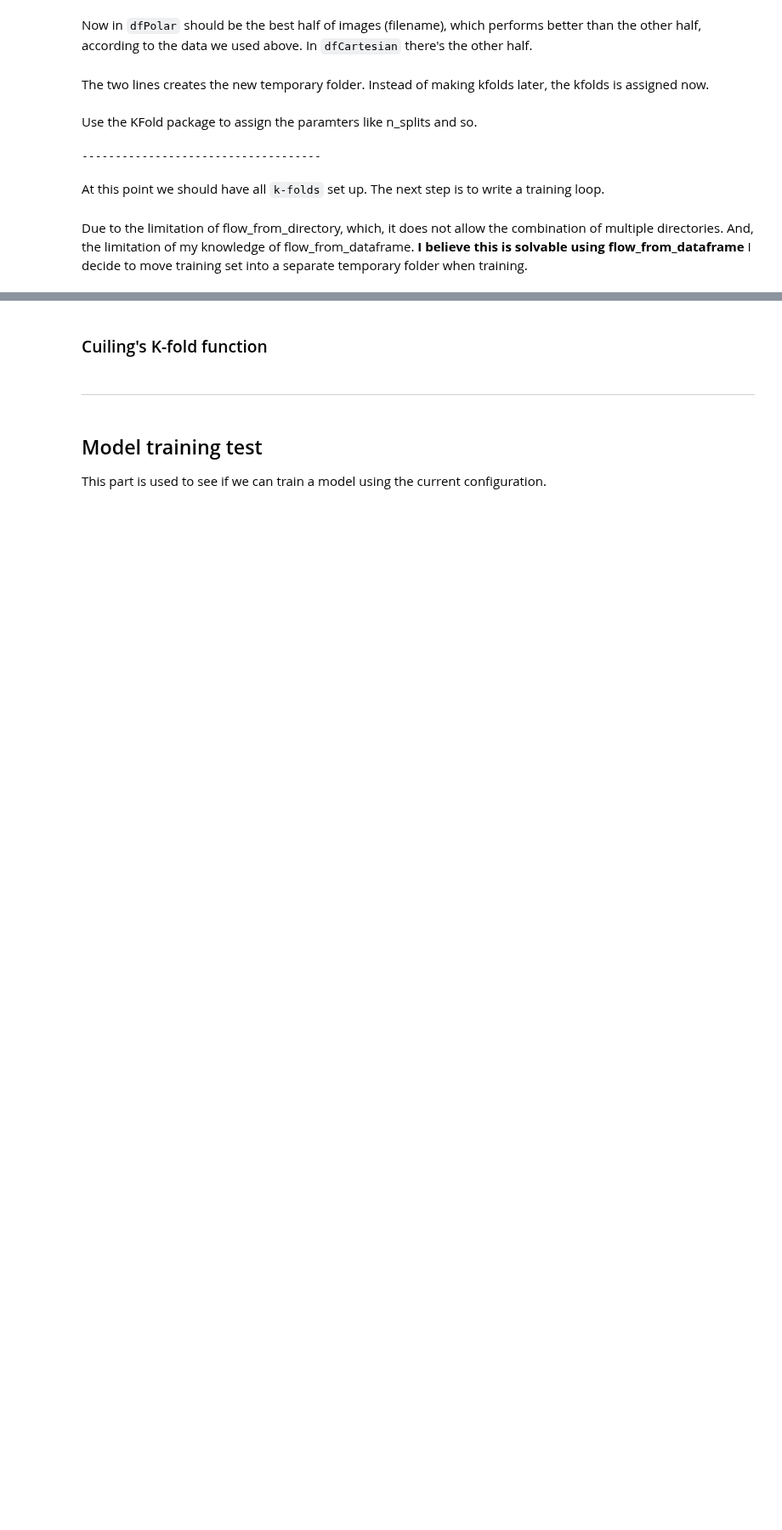
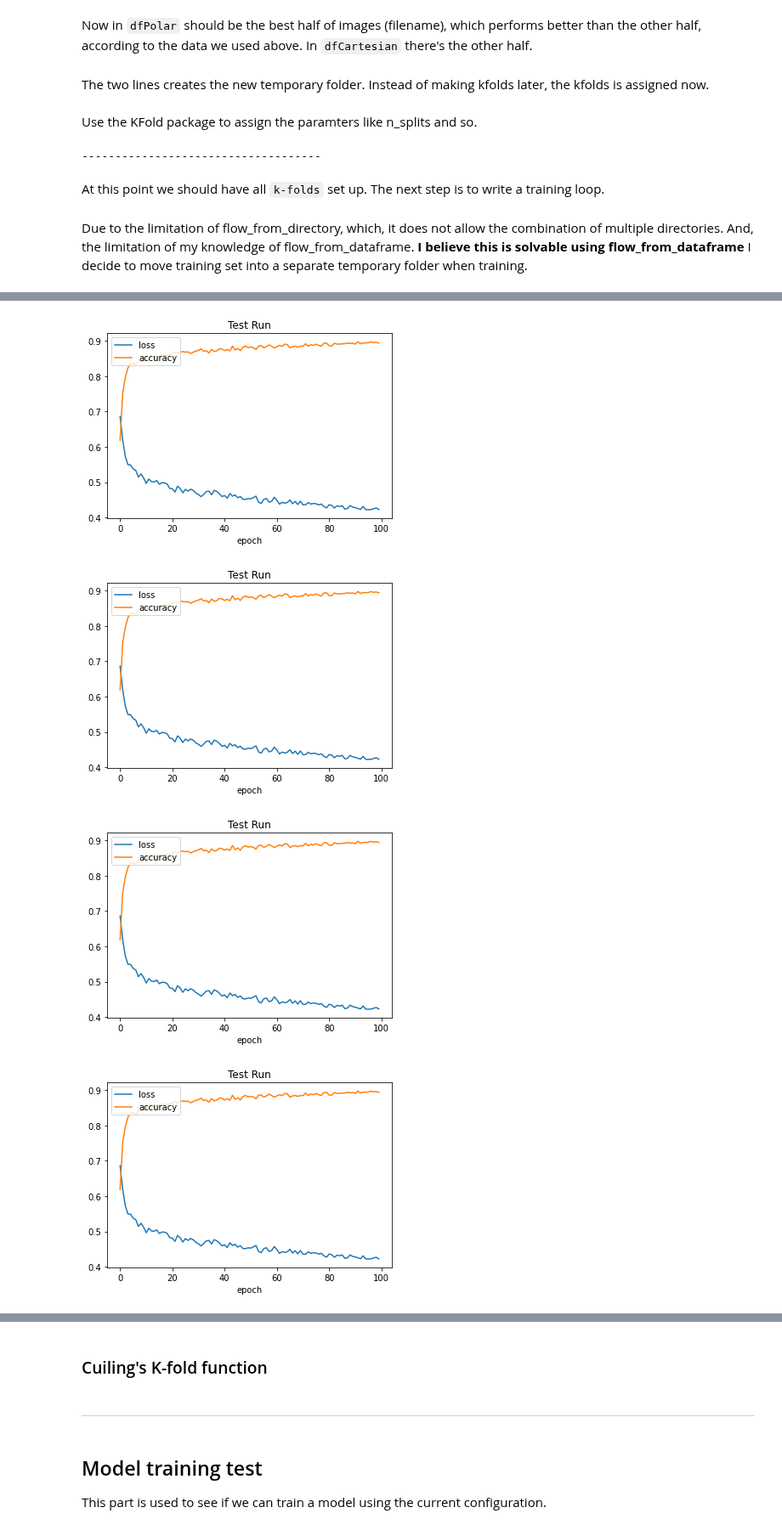
Before and after one commit to smith-scram-lab/Iterative-Unet, a Jupyter notebook: learn.ipynb, the cells around one changed output, grey strips where cells are left out. Shown at 85% size. Drawn from its saved outputs; the diff is of its cells as text; code cells hidden in the pictures; blank space fills up the shorter version.

```diff
--- a/learn.ipynb
+++ b/learn.ipynb
@@ -200,0 +201,13 @@ Epoch 16/100
+# %%
+for single_run in score:
+    plt.plot(test_run.history['loss'])
+    plt.plot(test_run.history['accuracy'])
+    plt.title('Test Run')
+    plt.xlabel('epoch')
+    plt.legend(['loss', 'accuracy'], loc='upper left')
+    plt.show()
+# %% [output]
+[figure, added]
+[figure, added]
+[figure, added]
+[figure, added]
```
Also changed, not shown: parts of 9 cells of this notebook.
